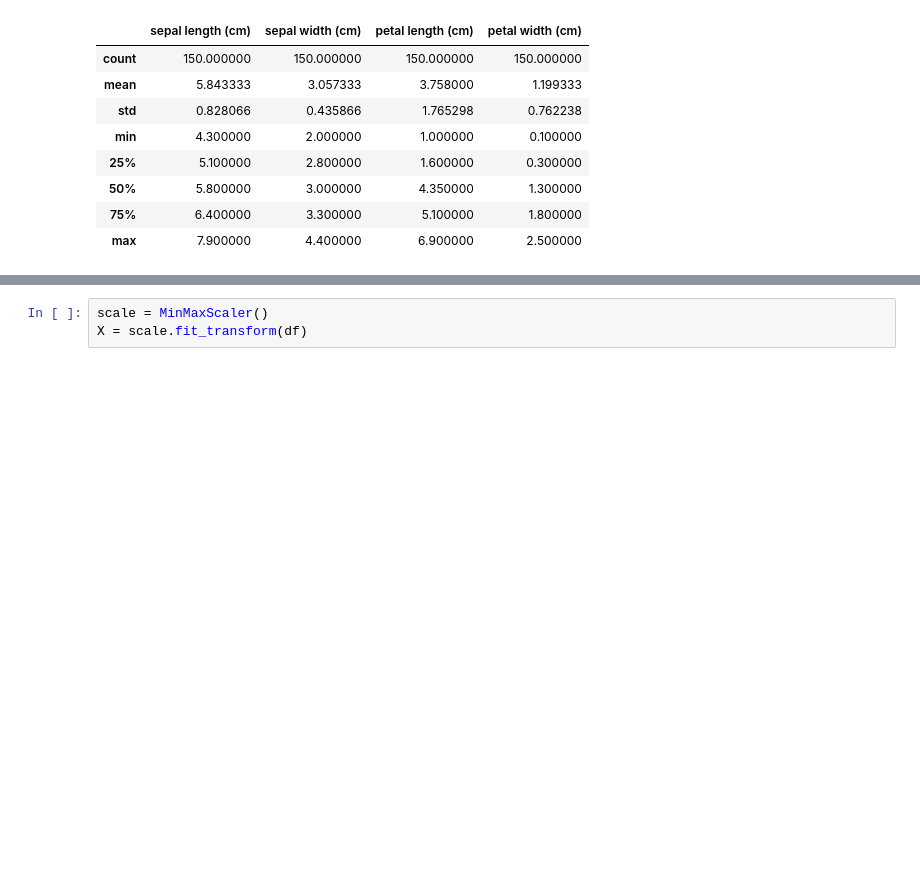
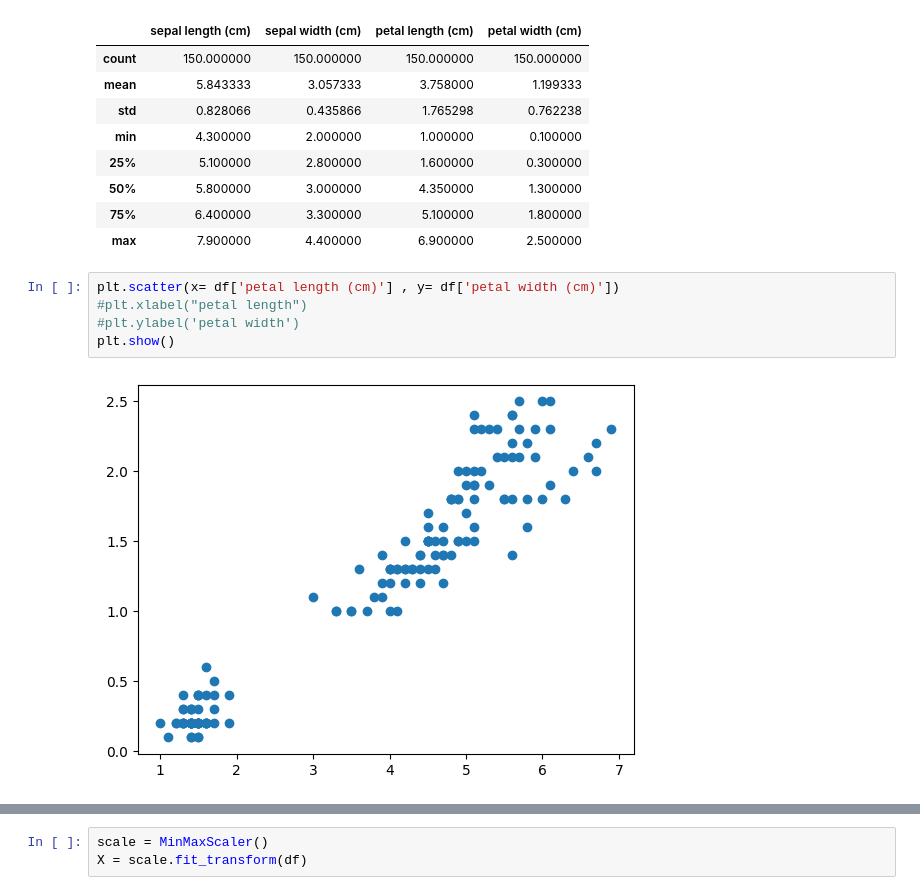
Before and after one commit to zinakhazaee/MachineLearning-SupervisedLearning_Classification, a Jupyter notebook: KNN.ipynb, the cells around one changed output, grey strips where cells are left out. Cells and saved outputs as stored; diff of their text form; blank space fills up the shorter version.

```diff
--- a/KNN.ipynb
+++ b/KNN.ipynb
@@ -84,3 +102,10 @@ df.describe()
 | 50% | 5.800000 | 3.000000 | 4.350000 | 1.300000 |
 | 75% | 6.400000 | 3.300000 | 5.100000 | 1.800000 |
 | max | 7.900000 | 4.400000 | 6.900000 | 2.500000 |
+# %%
+plt.scatter(x= df['petal length (cm)'] , y= df['petal width (cm)'])
+#plt.xlabel("petal length")
+#plt.ylabel('petal width')
+plt.show()
+# %% [output]
+[figure, added]
```
Also changed, not shown: parts of 2 cells of this notebook.
